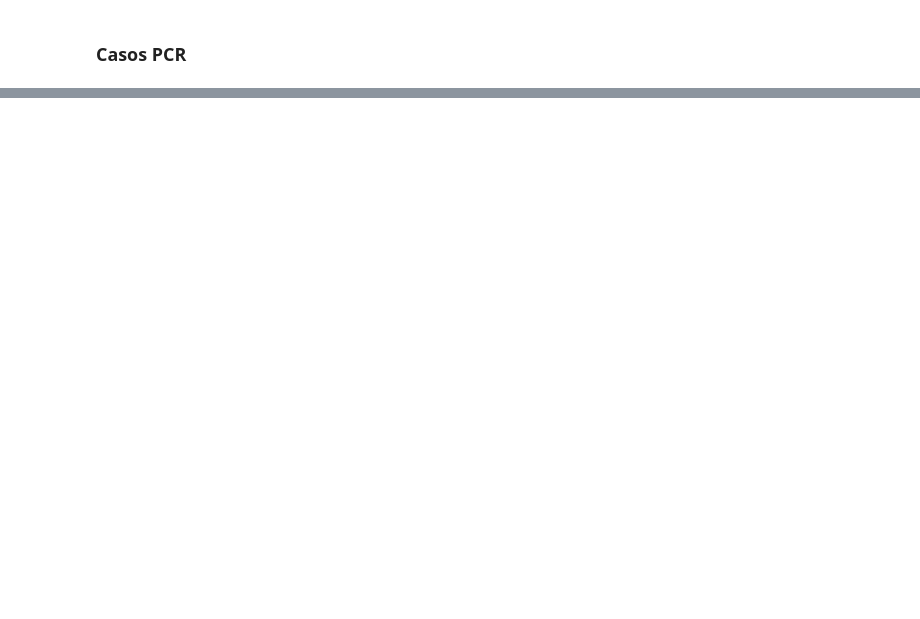
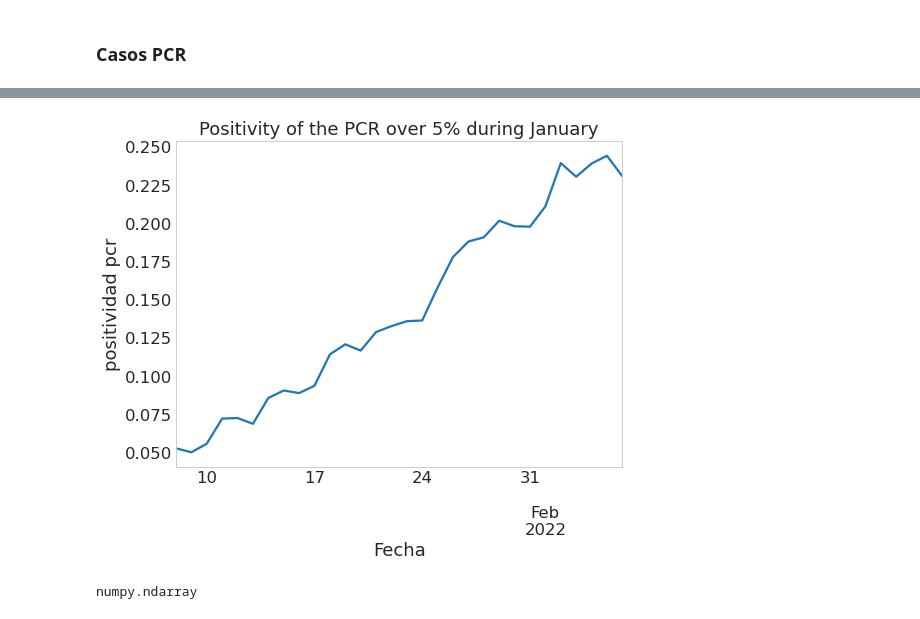
Before and after one commit to JaFrese/Bayes, a Jupyter notebook: Take Home #2.ipynb, the cells around one changed output, grey strips where cells are left out. Saved outputs shown, nothing was run; the diff lists cells and outputs as text; code cells hidden in the pictures; blank space fills up the shorter version.

```diff
--- a/Take Home #2.ipynb
+++ b/Take Home #2.ipynb
@@ -48,0 +50,14 @@ sns.despine()
+# %%
+covid_over_5 = meandpos[meandpos['positividad pcr']>=0.05]
+ax = covid_over_5.iloc[:30].plot('Fecha', 'positividad pcr', legend=False, figsize=(8,6))
+ax.set_ylabel('positividad pcr')
+ax.set_title('Positivity of the PCR over 5% during January')
+ax.grid()
+# %% [output]
+[figure, added]
+# %%
+j = (covid_over_5.iloc[:30]['Fecha'] - covid_over_5['Fecha'].iat[0]).dt.days.values
+confirmed = covid_over_5.iloc[:30]['positividad pcr'].values
+type(j)
+# %% [output]
+numpy.ndarray
```
Also changed, not shown: parts of 21 cells of this notebook.
